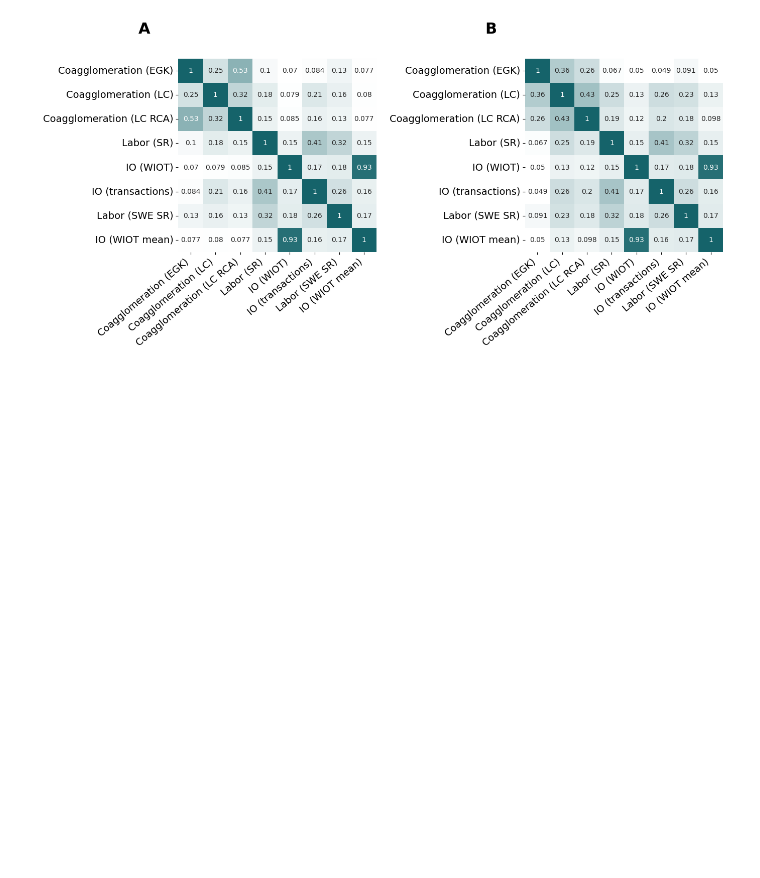
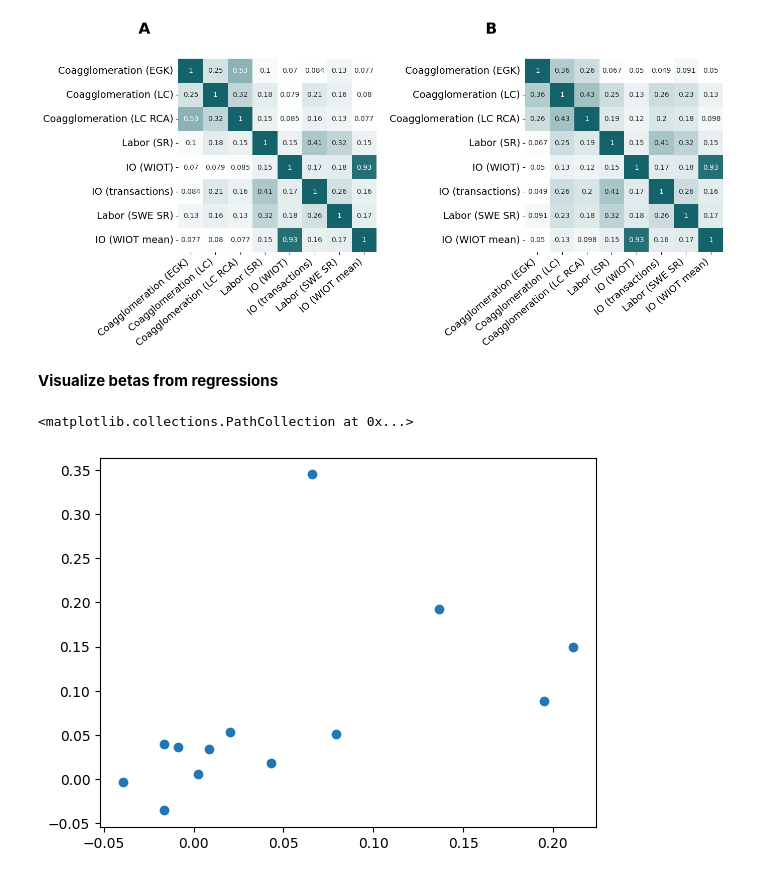
Before and after one commit to sandorjuhasz/coagglomeration, a Jupyter notebook: code/02_supplementary_figures.ipynb, the cells around one changed output. Cells and saved outputs as stored; diff of their text form; code cells hidden in the pictures; blank space fills up the shorter version.

Commit message:
early version of beta plot

```diff
--- a/code/02_supplementary_figures.ipynb
+++ b/code/02_supplementary_figures.ipynb
@@ -878,3 +878,24 @@ for a, label in zip(ax, ['A','B','C','D']):
 # plt.savefig(f"../figures/si_corr_matrix.png", dpi=300, bbox_inches='tight', facecolor="white")
 # %% [output]
 [figure]
+# %% [markdown]
+**Visualize betas from regressions**
+# %%
+# estimates IN
+betas_df = pd.read_csv("../outputs/betas_io_labor.csv", sep=";")
+betas_df = betas_df[betas_df["variable"] != "(Intercept)"]
+# %%
+betas_group = betas_df.groupby(["ind_group", "variable"]).agg(
+    avg_beta = pd.NamedAgg("beta", "mean")
+).reset_index()
+# %%
+betas_group = betas_group.pivot(index='ind_group', columns='variable', values='avg_beta').reset_index()
+
+# rename columns if needed
+betas_group.columns.name = None
+betas_group.columns = ['ind_group', 'io_wiot_hun_stand', 'lab_stand']
+# %%
+plt.scatter(betas_group["io_wiot_hun_stand"], betas_group["lab_stand"])
+# %% [output]
+<matplotlib.collections.PathCollection at 0x...>
+[figure, added]
```
